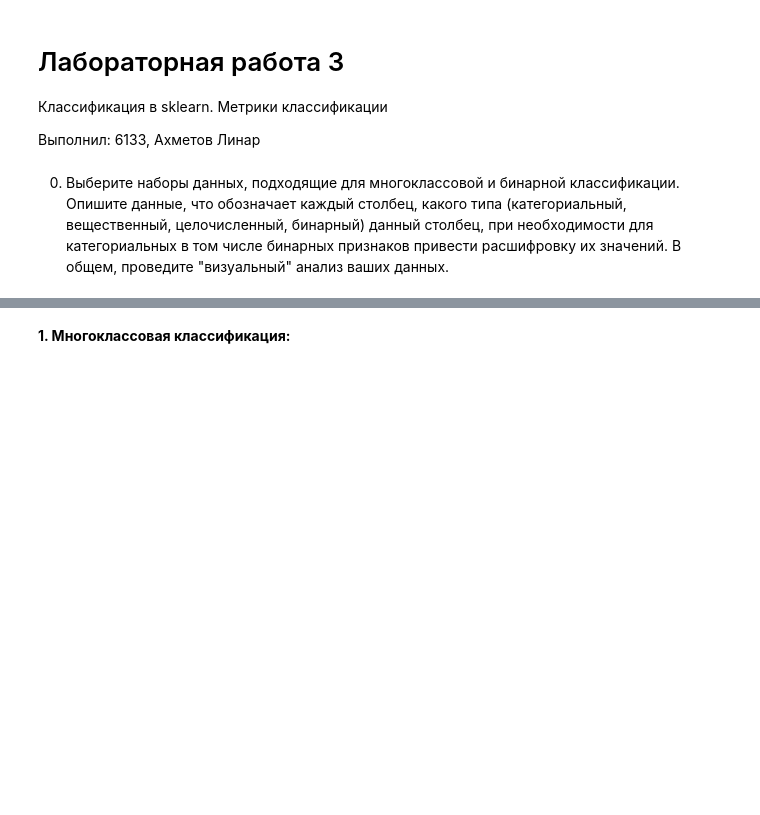
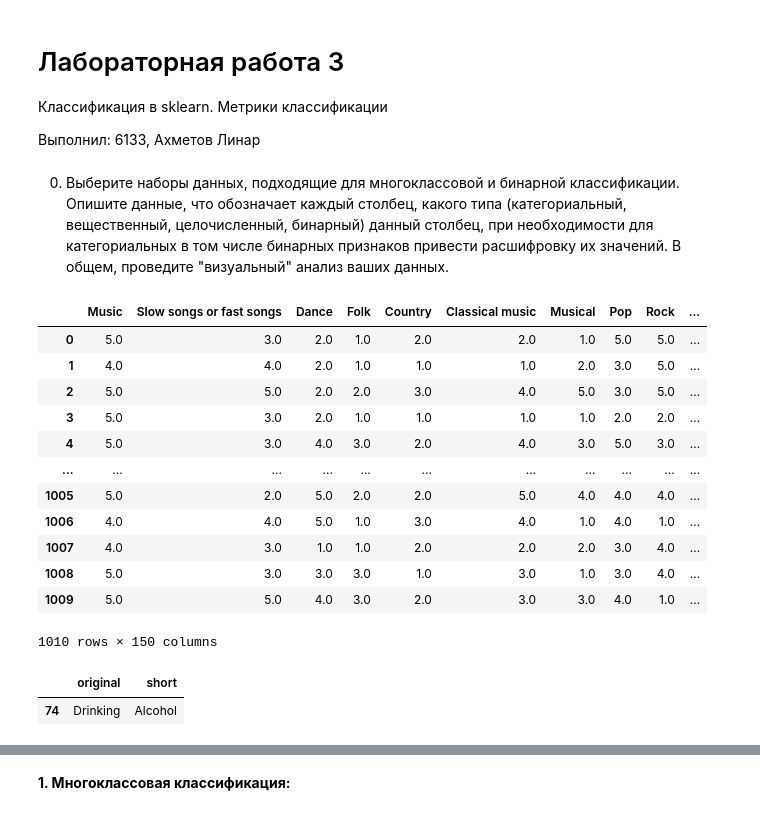
Before and after one commit to LinarKulinar/Data-Analysis-Tools-SSAU, a Jupyter notebook: Lab_3_Classification_6133_Akhmetov.ipynb, the cells around one changed output, grey strips where cells are left out. Saved outputs shown, nothing was run; the diff lists cells and outputs as text; code cells hidden in the pictures; blank space fills up the shorter version.

Commit message:
Добавил парсинг датасета и кодирование категориальных признаков

```diff
--- a/Lab_3_Classification_6133_Akhmetov.ipynb
+++ b/Lab_3_Classification_6133_Akhmetov.ipynb
@@ -9,0 +22,29 @@
+# %%
+# Загрузим с Githib датасет
+url_columns = 'https://raw.githubusercontent.com/LinarKulinar/Data-Analysis-Tools-SSAU/main/data/columns.csv'
+url_responses = 'https://raw.githubusercontent.com/LinarKulinar/Data-Analysis-Tools-SSAU/main/data/responses.csv'
+# %%
+df_columns = pd.read_csv(url_columns)
+df_responses = pd.read_csv(url_responses)
+# %%
+df_responses
+# %% [output]
+|  | Music | Slow songs or fast songs | Dance | Folk | Country | Classical music | Musical | Pop | Rock | ... |
+| 0 | 5.0 | 3.0 | 2.0 | 1.0 | 2.0 | 2.0 | 1.0 | 5.0 | 5.0 | ... |
+| 1 | 4.0 | 4.0 | 2.0 | 1.0 | 1.0 | 1.0 | 2.0 | 3.0 | 5.0 | ... |
+| 2 | 5.0 | 5.0 | 2.0 | 2.0 | 3.0 | 4.0 | 5.0 | 3.0 | 5.0 | ... |
+| 3 | 5.0 | 3.0 | 2.0 | 1.0 | 1.0 | 1.0 | 1.0 | 2.0 | 2.0 | ... |
+| 4 | 5.0 | 3.0 | 4.0 | 3.0 | 2.0 | 4.0 | 3.0 | 5.0 | 3.0 | ... |
+| ... | ... | ... | ... | ... | ... | ... | ... | ... | ... | ... |
+| 1005 | 5.0 | 2.0 | 5.0 | 2.0 | 2.0 | 5.0 | 4.0 | 4.0 | 4.0 | ... |
+| 1006 | 4.0 | 4.0 | 5.0 | 1.0 | 3.0 | 4.0 | 1.0 | 4.0 | 1.0 | ... |
+| 1007 | 4.0 | 3.0 | 1.0 | 1.0 | 2.0 | 2.0 | 2.0 | 3.0 | 4.0 | ... |
+| 1008 | 5.0 | 3.0 | 3.0 | 3.0 | 1.0 | 3.0 | 1.0 | 3.0 | 4.0 | ... |
+| 1009 | 5.0 | 5.0 | 4.0 | 3.0 | 2.0 | 3.0 | 3.0 | 4.0 | 1.0 | ... |
+1010 rows × 150 columns
+# %%
+# Узнаем название столбца в таблице df_responses по названию 'Drinking' из описания датасета
+df_columns[df_columns['original']=='Drinking']
+# %% [output]
+|  | original | short |
+| 74 | Drinking | Alcohol |
```
Also changed, not shown: parts of 27 cells of this notebook.
